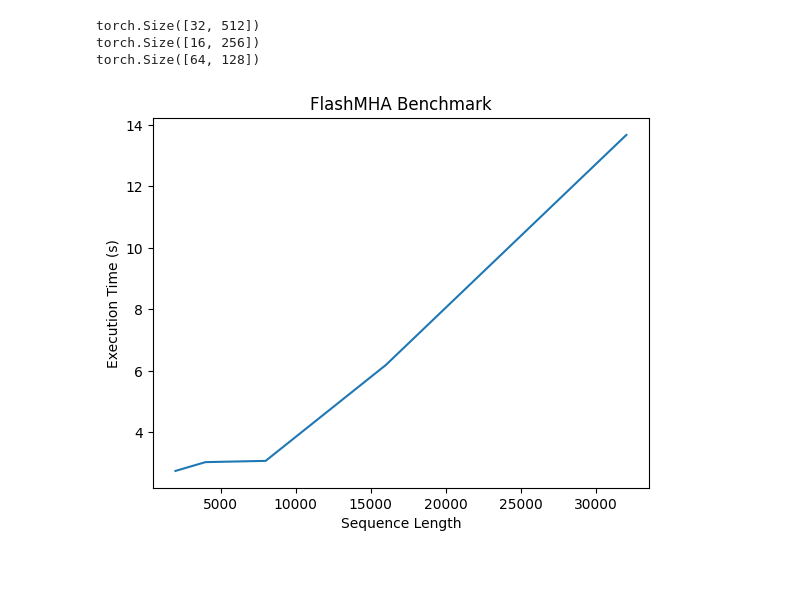
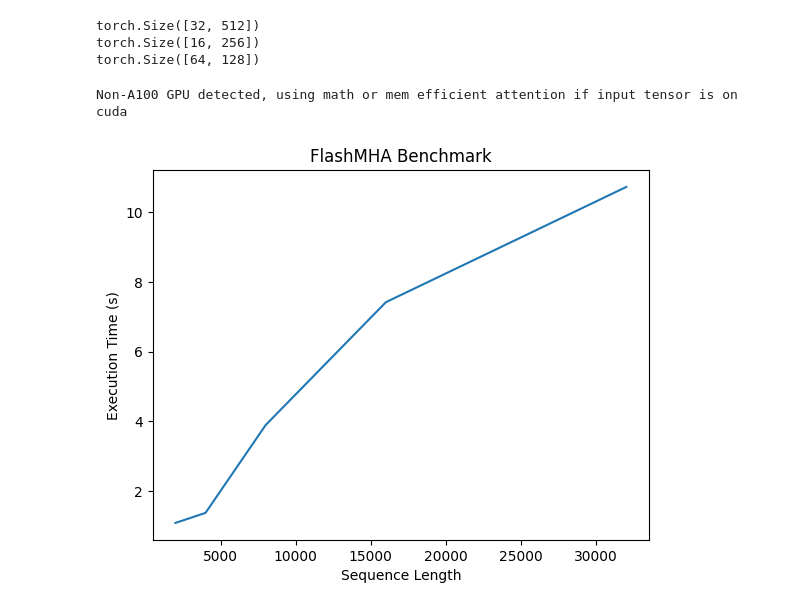
Before and after one commit to kyegomez/FlashMHA, a Jupyter notebook: FlashMultiHead.ipynb, the cells around one changed output. Cells and saved outputs as stored; diff of their text form; code cells hidden in the pictures; blank space fills up the shorter version.

```diff
--- a/FlashMultiHead.ipynb
+++ b/FlashMultiHead.ipynb
@@ -60,7 +60,7 @@ class FlashAttention(nn.Module):
         self,
         causal = False,
         dropout = 0.,
-        flash = False
+        flash = True
     ):
         super().__init__()
         self.dropout = dropout
@@ -109,11 +109,6 @@ class FlashAttention(nn.Module):
             v = rearrange(v, 'b ... -> b 1 ...').expand_as(q)
 
         # handle scale - by default they scale by dim_head ** -0.5, but need to take care if using cosine sim attention
-
-        if self.qk_norm:
-            default_scale = q.shape[-1] ** -0.5
-            q = q * (default_scale / self.scale)
-
         # Check if mask exists and expand to compatible shape
         # The mask is B L, so it would have to be expanded to B H N L
 
@@ -285,32 +280,33 @@ import timeit
 import matplotlib.pyplot as plt
 
 # Initialize the model
-flash_mha = FlashMHA(embed_dim=512, num_heads=8, bias=True, batch_first=True, dropout=0.0, causal=False)
+flash_mha = FlashMHA(embed_dim=512, num_heads=8, bias=True, batch_first=True, dropout=0.5, causal=False)
 
 # Define the sequence lengths for the benchmark
 seq_lengths = [2000, 4000, 8000, 16000, 32000]
 
 # Store the execution times
 exec_times = []
 
 for seq_len in seq_lengths:
     # Create input tensors
     query = torch.randn(10, seq_len, 512)
     key = torch.randn(10, seq_len, 512)
     value = torch.randn(10, seq_len, 512)
 
     # Measure the execution time
     start_time = timeit.default_timer()
     output = flash_mha(query, key, value)
     exec_time = timeit.default_timer() - start_time
 
     exec_times.append(exec_time)
 
 # Plot the execution time against the sequence length
 plt.plot(seq_lengths, exec_times)
 plt.xlabel('Sequence Length')
 plt.ylabel('Execution Time (s)')
 plt.title('FlashMHA Benchmark')
 plt.show()
 # %% [output]
+Non-A100 GPU detected, using math or mem efficient attention if input tensor is on cuda
-[figure, old version]
+[figure, new version]
```
Also changed, not shown: parts of 2 cells of this notebook.
